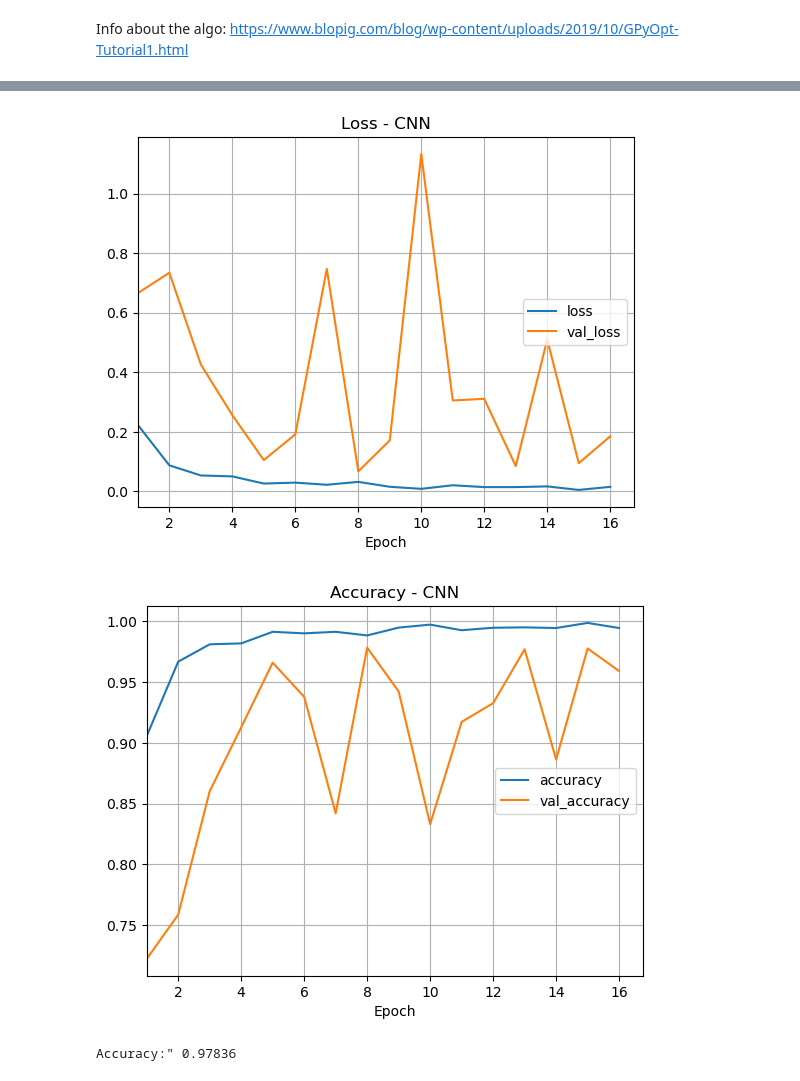
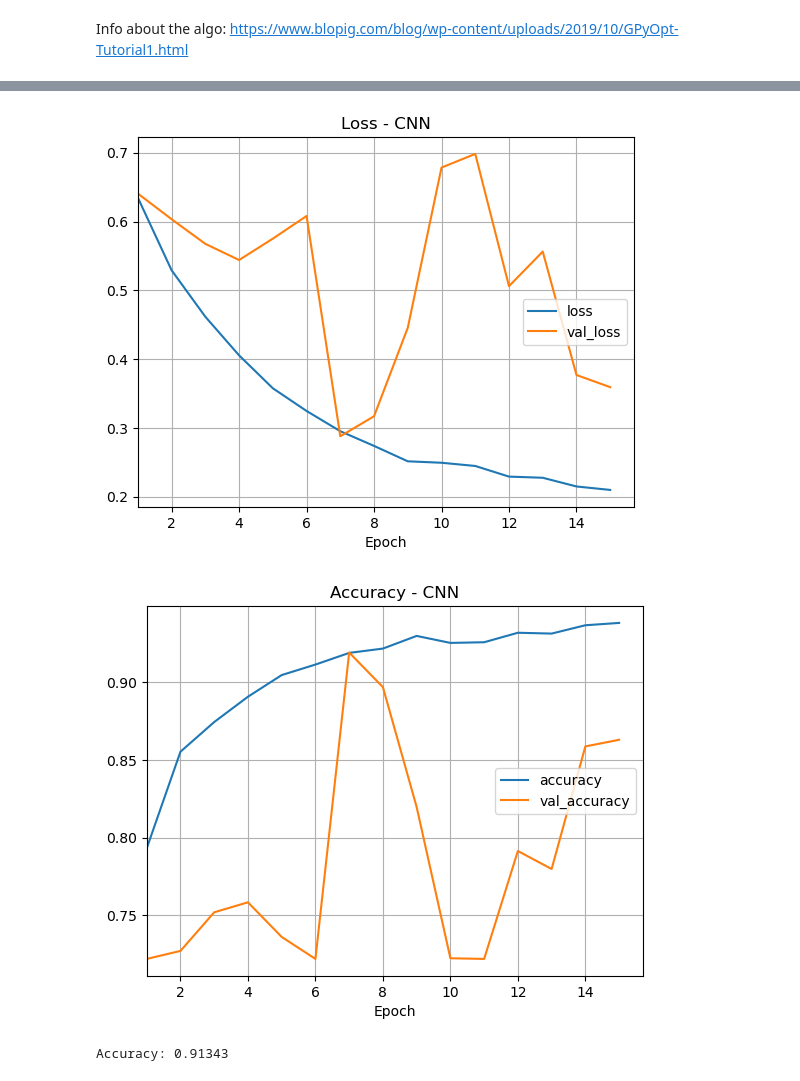
Before and after one commit to JespervanGils/DL-Project-ECG, a Jupyter notebook: DL_Project_ECG_PTB-DB_Iteration_4.ipynb, the cells around one changed output, grey strips where cells are left out. Saved outputs shown, nothing was run; the diff lists cells and outputs as text; code cells hidden in the pictures.

```diff
--- a/DL_Project_ECG_PTB-DB_Iteration_4.ipynb
+++ b/DL_Project_ECG_PTB-DB_Iteration_4.ipynb
@@ -476,0 +496,11 @@ Epoch 16/40
+# %%
+best_cnn = cnn_network(num_conv_blocks=1, strides=2, num_dense_layers=1, num_neurons_last_hidden=1, num_classes=2, X_train=X_train)
+
+callbacks = [EarlyStopping(monitor='val_loss', patience=8),
+            ModelCheckpoint(filepath='best_cnn_2_opt.h5', monitor='val_loss', save_best_only=True)]
+
+# train the model
+history_cnn_opt = best_cnn.fit(X_train, y_train, validation_data=(X_valid, y_valid), callbacks=callbacks, batch_size=32, epochs=40, verbose=1)
+
+best_cnn.load_weights('best_cnn_2_opt.h5')
+save_model(best_cnn, 'Optimized_CNN_PTBDB', 'keras')
@@ -477,19 +525,19 @@ Epoch 16/40
 # %%
-history_df_cnn = pd.DataFrame(history_cnn.history)
+history_df_cnn = pd.DataFrame(history_cnn_opt.history)
 history_df_cnn.index += 1
 
 cols = ['loss', 'val_loss']
 
 plt.figure()
 plt.plot(history_df_cnn[cols])
 plt.grid(True)
 plt.xlabel('Epoch')
 plt.gca().set_xlim(left=1)
 plt.title("Loss - CNN")
 plt.legend(cols, loc="right")
 plt.show()
 # %% [output]
-[figure, old version]
+[figure, new version]
 # %%
 cols = ['accuracy', 'val_accuracy']
 
@@ -502,16 +550,16 @@ plt.title("Accuracy - CNN")
 plt.legend(cols, loc="right")
 plt.show()
 # %% [output]
-[figure, old version]
+[figure, new version]
 # %%
 # Predict test set labels
-y_pred_cnn_proba = model_cnn.predict(X_test, verbose=0)
+y_pred_cnn_proba = best_cnn.predict(X_test, verbose=0)
 y_pred_cnn = np.where(y_pred_cnn_proba > 0.5, 1, 0)
 
 # Model Accuracy: how often is the classifier correct?
-print(f'Accuracy:" {accuracy_score(y_test, y_pred_cnn):.5f}')
+print(f'Accuracy: {accuracy_score(y_test, y_pred_cnn):.5f}')
 # %% [output]
-Accuracy:" 0.97836
+Accuracy: 0.91343
 # %%
 # Calculate confusion matrix
 cm = confusion_matrix(y_test, y_pred_cnn)
```
Also changed, not shown: parts of 19 cells of this notebook, 10 other files.
